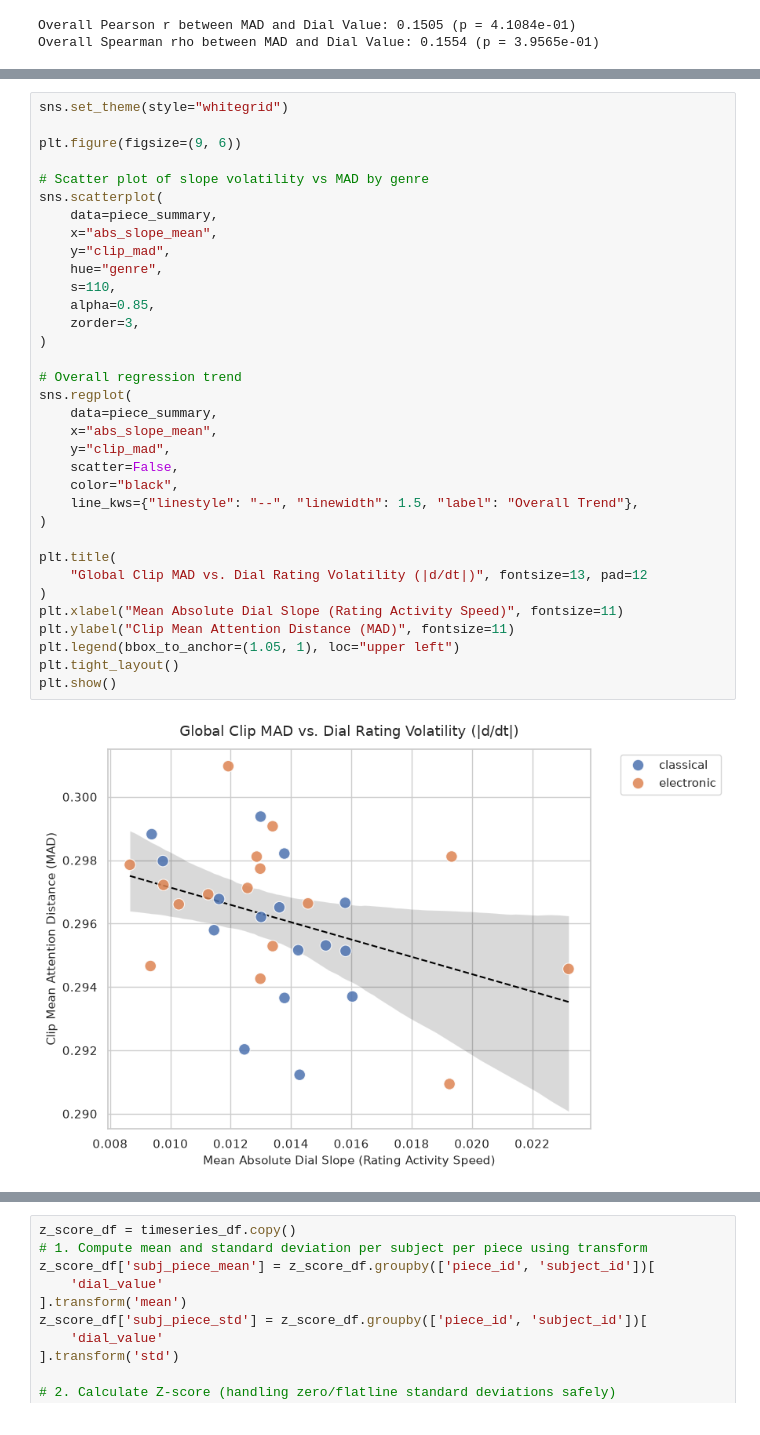
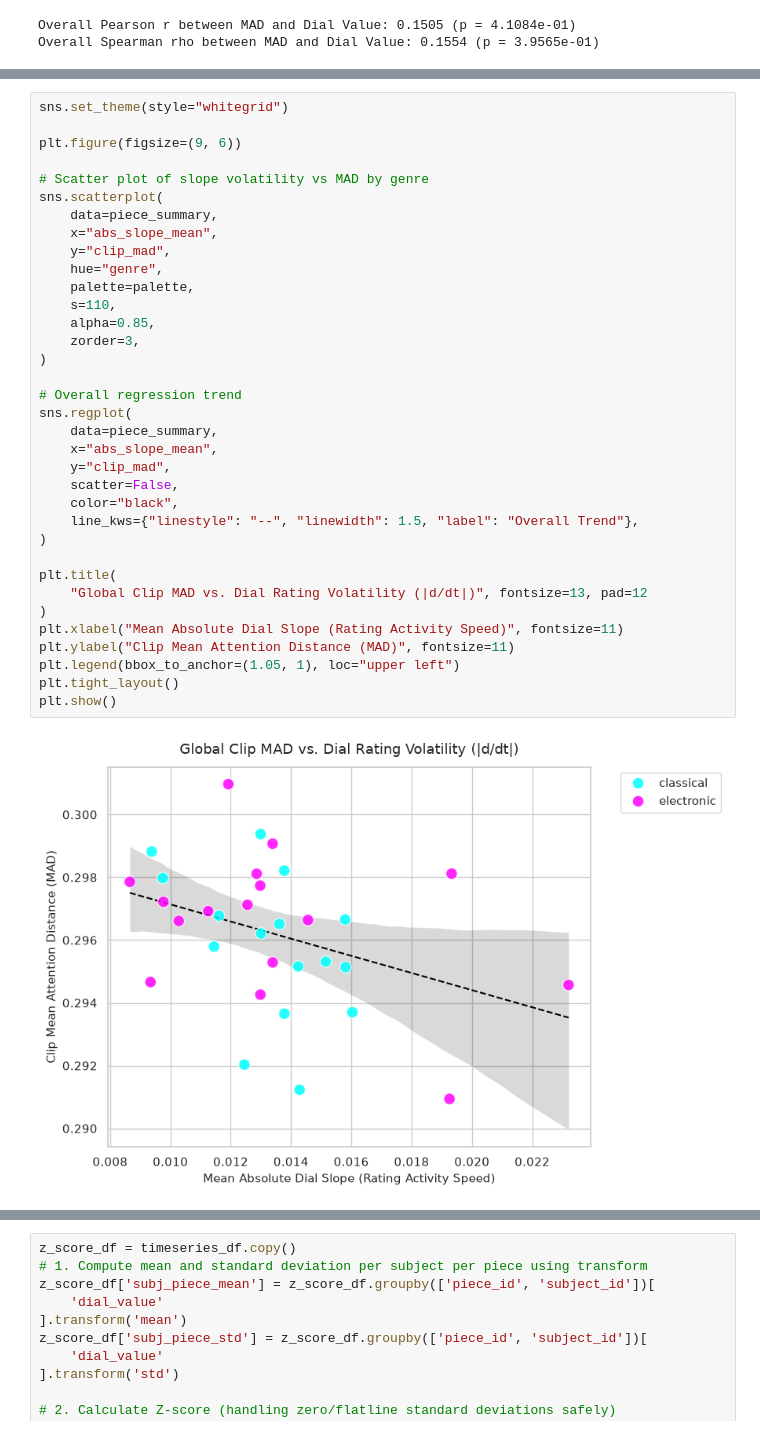
Before and after one commit to visnalab/music-gen-analysis, a Jupyter notebook: notebooks/participant_analysis.ipynb, the cells around one changed output, grey strips where cells are left out. Cells and saved outputs as stored; diff of their text form.

```diff
--- a/notebooks/participant_analysis.ipynb
+++ b/notebooks/participant_analysis.ipynb
@@ -445,34 +562,35 @@ plt.figure(figsize=(9, 6))
 # Scatter plot of slope volatility vs MAD by genre
 sns.scatterplot(
     data=piece_summary,
     x="abs_slope_mean",
     y="clip_mad",
     hue="genre",
+    palette=palette,
     s=110,
     alpha=0.85,
     zorder=3,
 )
 
 # Overall regression trend
 sns.regplot(
     data=piece_summary,
     x="abs_slope_mean",
     y="clip_mad",
     scatter=False,
     color="black",
     line_kws={"linestyle": "--", "linewidth": 1.5, "label": "Overall Trend"},
 )
 
 plt.title(
     "Global Clip MAD vs. Dial Rating Volatility (|d/dt|)", fontsize=13, pad=12
 )
 plt.xlabel("Mean Absolute Dial Slope (Rating Activity Speed)", fontsize=11)
 plt.ylabel("Clip Mean Attention Distance (MAD)", fontsize=11)
 plt.legend(bbox_to_anchor=(1.05, 1), loc="upper left")
 plt.tight_layout()
 plt.show()
 # %% [output]
-[figure, old version]
+[figure, new version]
 # %%
 def compute_loo_variance_per_piece(df_piece):
     """Calculates Leave-One-Subject-Out variance for a single piece_id."""
```
Also changed, not shown: parts of 13 cells of this notebook, 9 other files.
